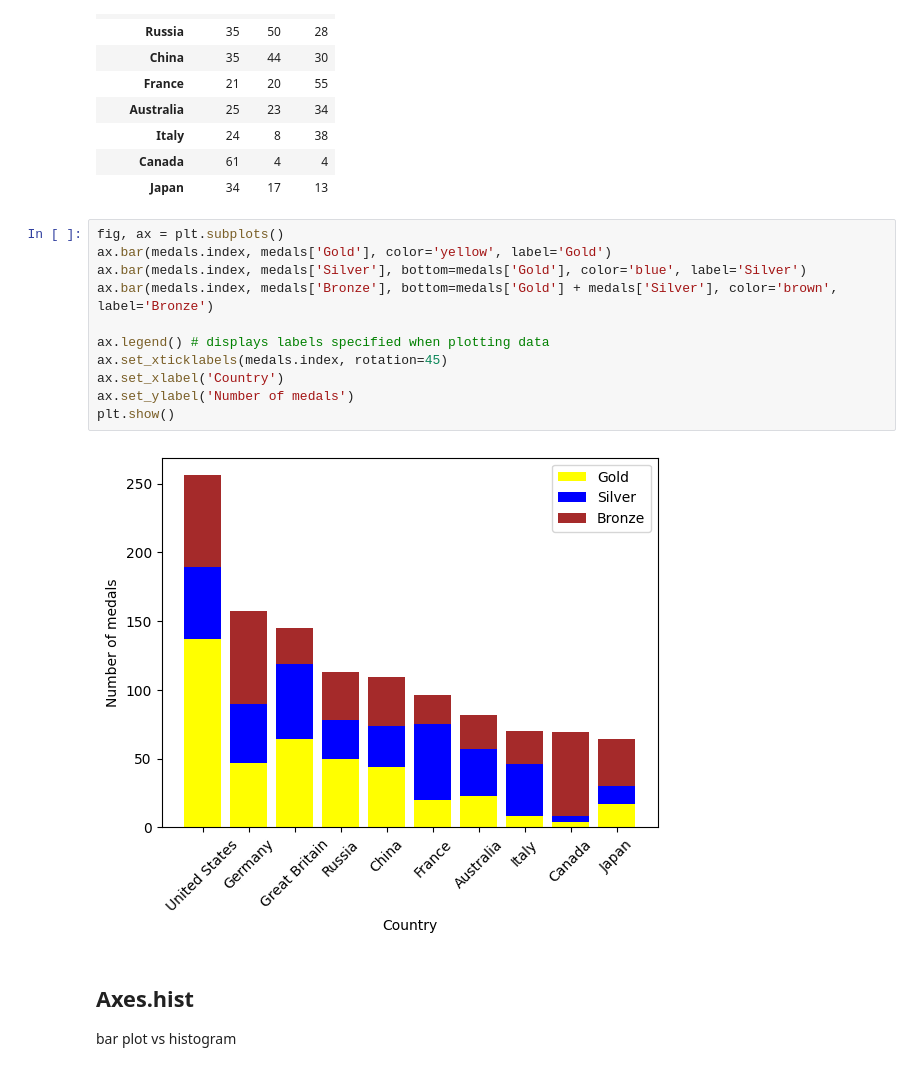
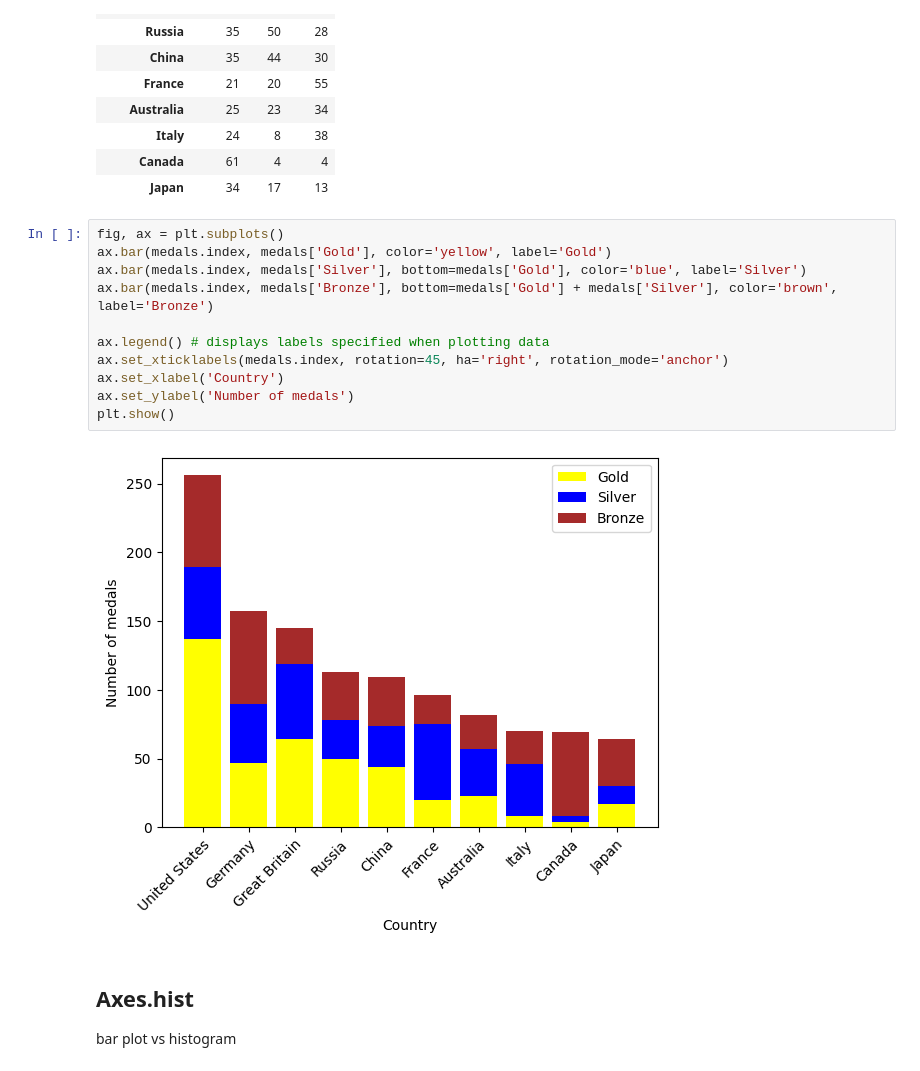
Before and after one commit to yuriikoval1997/datacamp-trainings, a Jupyter notebook: matplotlib101/matplotlib101.ipynb, the cells around one changed output. Cells and saved outputs as stored; diff of their text form.

```diff
--- a/matplotlib101/matplotlib101.ipynb
+++ b/matplotlib101/matplotlib101.ipynb
@@ -183,16 +183,16 @@ medals
 # %%
 fig, ax = plt.subplots()
 ax.bar(medals.index, medals['Gold'], color='yellow', label='Gold')
 ax.bar(medals.index, medals['Silver'], bottom=medals['Gold'], color='blue', label='Silver')
 ax.bar(medals.index, medals['Bronze'], bottom=medals['Gold'] + medals['Silver'], color='brown', label='Bronze')
 
 ax.legend() # displays labels specified when plotting data
-ax.set_xticklabels(medals.index, rotation=45)
+ax.set_xticklabels(medals.index, rotation=45, ha='right', rotation_mode='anchor')
 ax.set_xlabel('Country')
 ax.set_ylabel('Number of medals')
 plt.show()
 # %% [output]
-[figure, old version]
+[figure, new version]
 # %% [markdown]
 ## Axes.hist
 bar plot vs histogram
```
Also changed, not shown: parts of 2 cells of this notebook, 9 other files.
